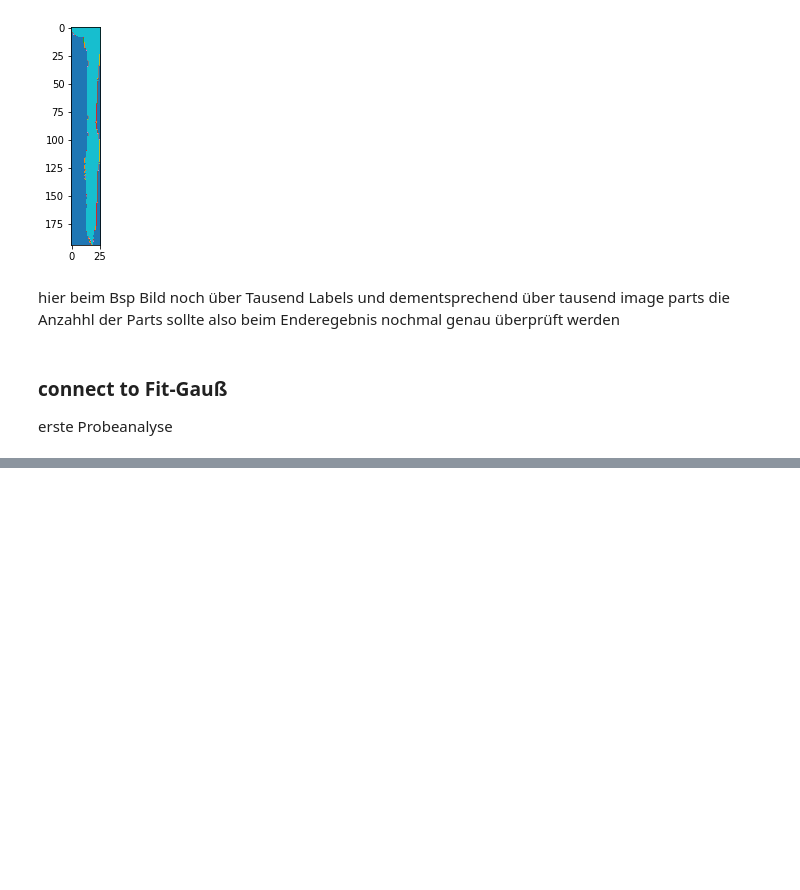
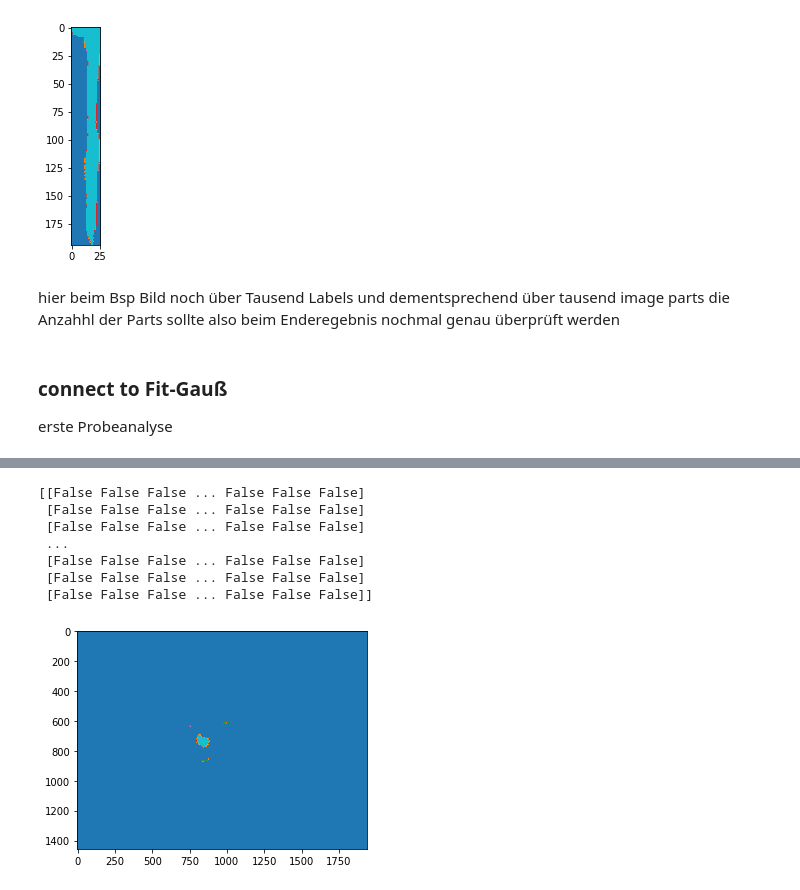
Before and after one commit to claryguru/BA_epics_camera, a Jupyter notebook: Jupiter/Datenanalyse.ipynb, the cells around one changed output, grey strips where cells are left out. Saved outputs shown, nothing was run; the diff lists cells and outputs as text; code cells hidden in the pictures; blank space fills up the shorter version.

```diff
--- a/Jupiter/Datenanalyse.ipynb
+++ b/Jupiter/Datenanalyse.ipynb
@@ -294,3 +294,16 @@ scipy.stats.mode(handy_light)[0][0][0]
 # %%
 ####bestimme entscheidende area und benutze nur noch die area of interest
 ####hier area of interest manuell, später mit algorithmus finden
+filtered_im = (grIm > 50) # Schwellwert "> 2" hat zu viele label erzeugt,
+#print(filtered_im)
+plt.imshow(filtered_im,cmap='tab10')
+plt.show()
+# %% [output]
+[[False False False ... False False False]
+ [False False False ... False False False]
+ [False False False ... False False False]
+ ...
+ [False False False ... False False False]
+ [False False False ... False False False]
+ [False False False ... False False False]]
+[figure, added]
```
Also changed, not shown: parts of 6 cells of this notebook.
